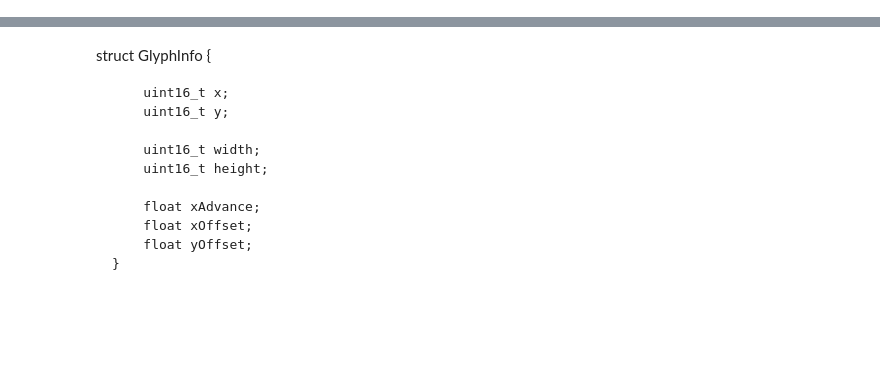
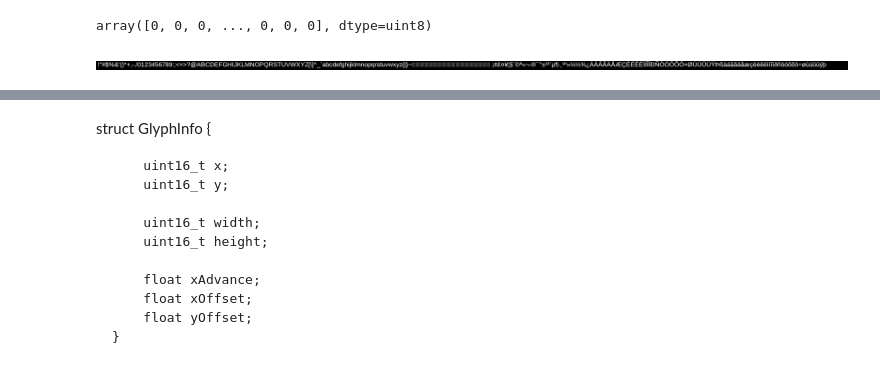
Before and after one commit to meysamshahbazi/cuda-font, a Jupyter notebook: Untitled.ipynb, the cells around one changed output, grey strips where cells are left out. Drawn from its saved outputs; the diff is of its cells as text; code cells hidden in the pictures; blank space fills up the shorter version.

```diff
--- a/Untitled.ipynb
+++ b/Untitled.ipynb
@@ -3,0 +138,5 @@ import numpy as np
+# %%
+fill_list
+fill_arr.flatten()
+# %% [output]
+array([0, 0, 0, ..., 0, 0, 0], dtype=uint8)
@@ -18,7 +161,8 @@ stroke_color = (0, 0, 255)
 
 drawer.text((0, 0), text, font=font, fill=255, stroke_width=1, stroke_fill=0)
 # %%
-im_l
+# %% [output]
+[figure, added]
 # %%
 im_o = Image.new('L', (4749, 60), ( 0))
 
```
Also changed, not shown: parts of 18 cells of this notebook, 4 other files.
